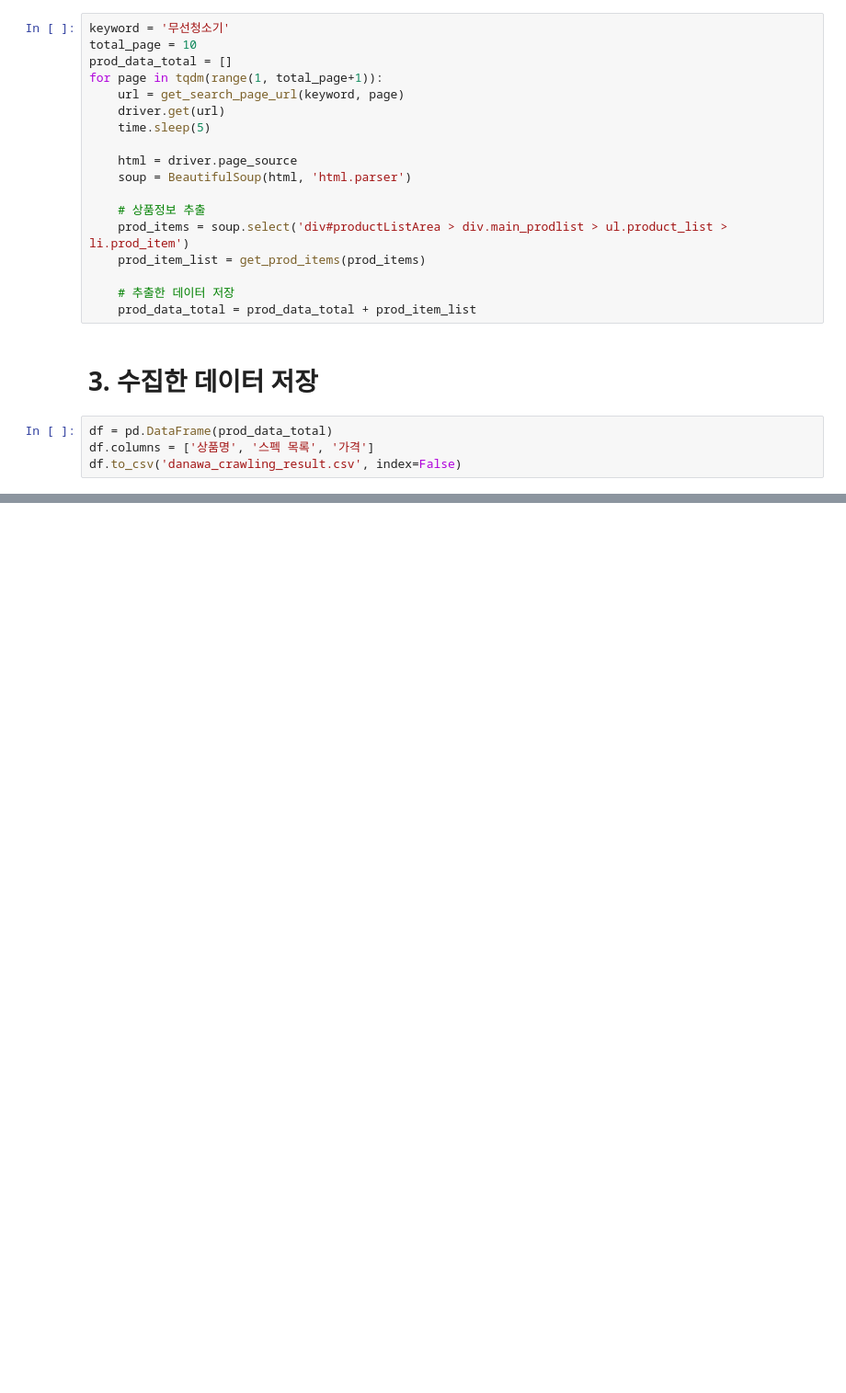
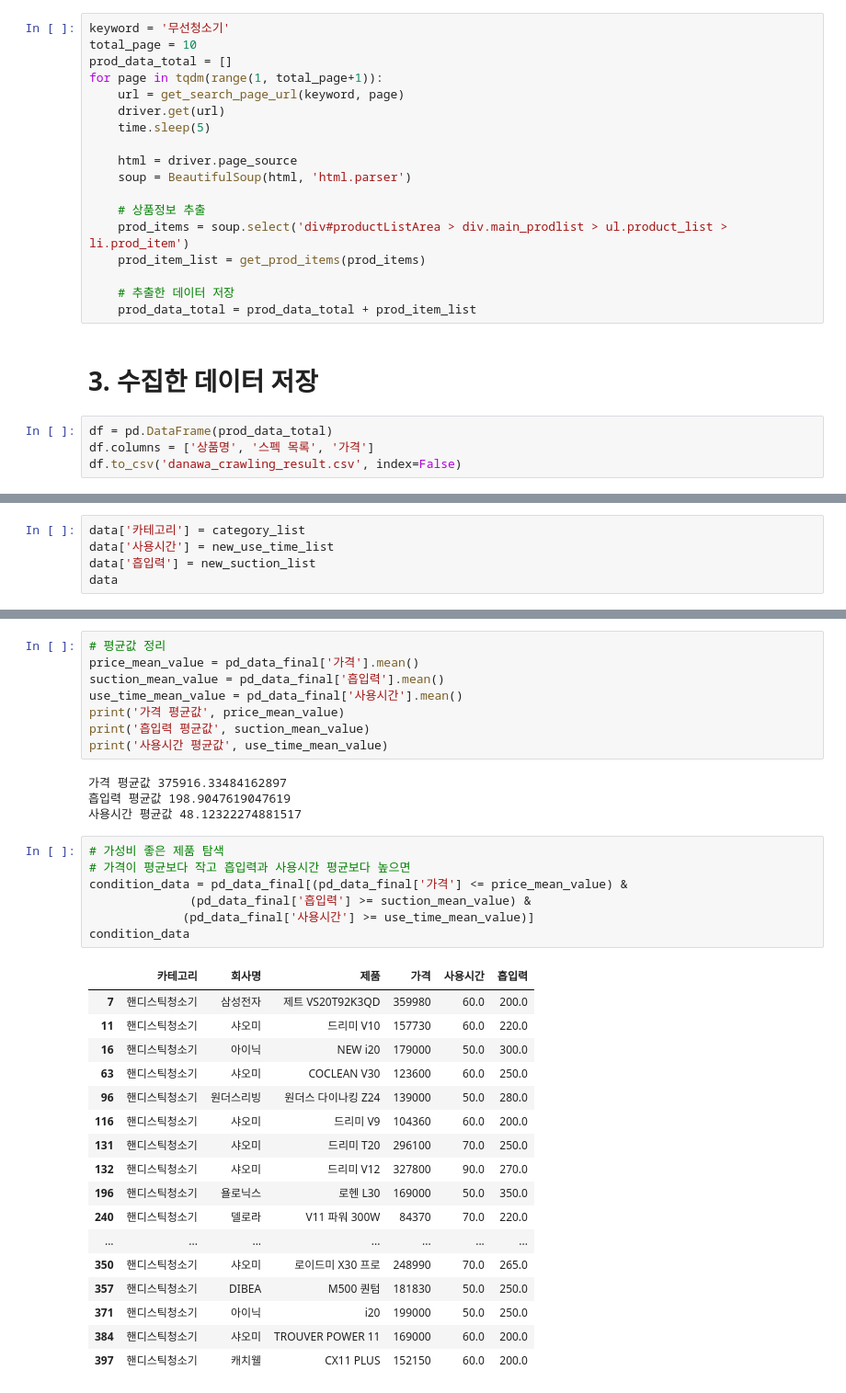
Before and after one commit to sangchun1/coding_practice, a Jupyter notebook: web crawling/shopping_crawling.ipynb, the cells around one changed output, grey strips where cells are left out. Shown: that part at 92% size. Drawn from its saved outputs; the diff is of its cells as text; blank space fills up the shorter version.

```diff
--- a/web crawling/shopping_crawling.ipynb
+++ b/web crawling/shopping_crawling.ipynb
@@ -126,0 +310,5 @@ df.to_csv('danawa_crawling_result.csv', index=False)
+# %%
+data['카테고리'] = category_list
+data['사용시간'] = new_use_time_list
+data['흡입력'] = new_suction_list
+data
@@ -126,0 +460,37 @@ df.to_csv('danawa_crawling_result.csv', index=False)
+# %%
+# 평균값 정리
+price_mean_value = pd_data_final['가격'].mean()
+suction_mean_value = pd_data_final['흡입력'].mean()
+use_time_mean_value = pd_data_final['사용시간'].mean()
+print('가격 평균값', price_mean_value)
+print('흡입력 평균값', suction_mean_value)
+print('사용시간 평균값', use_time_mean_value)
+# %% [output]
+가격 평균값 375916.33484162897
+흡입력 평균값 198.9047619047619
+사용시간 평균값 48.12322274881517
+# %%
+# 가성비 좋은 제품 탐색
+# 가격이 평균보다 작고 흡입력과 사용시간 평균보다 높으면
+condition_data = pd_data_final[(pd_data_final['가격'] <= price_mean_value) &
+              (pd_data_final['흡입력'] >= suction_mean_value) &
+             (pd_data_final['사용시간'] >= use_time_mean_value)]
+condition_data
+# %% [output]
+|  | 카테고리 | 회사명 | 제품 | 가격 | 사용시간 | 흡입력 |
+| 7 | 핸디스틱청소기 | 삼성전자 | 제트 VS20T92K3QD | 359980 | 60.0 | 200.0 |
+| 11 | 핸디스틱청소기 | 샤오미 | 드리미 V10 | 157730 | 60.0 | 220.0 |
+| 16 | 핸디스틱청소기 | 아이닉 | NEW i20 | 179000 | 50.0 | 300.0 |
+| 63 | 핸디스틱청소기 | 샤오미 | COCLEAN V30 | 123600 | 60.0 | 250.0 |
+| 96 | 핸디스틱청소기 | 원더스리빙 | 원더스 다이나킹 Z24 | 139000 | 50.0 | 280.0 |
+| 116 | 핸디스틱청소기 | 샤오미 | 드리미 V9 | 104360 | 60.0 | 200.0 |
+| 131 | 핸디스틱청소기 | 샤오미 | 드리미 T20 | 296100 | 70.0 | 250.0 |
+| 132 | 핸디스틱청소기 | 샤오미 | 드리미 V12 | 327800 | 90.0 | 270.0 |
+| 196 | 핸디스틱청소기 | 욜로닉스 | 로헨 L30 | 169000 | 50.0 | 350.0 |
+| 240 | 핸디스틱청소기 | 델로라 | V11 파워 300W | 84370 | 70.0 | 220.0 |
+| ... | ... | ... | ... | ... | ... | ... |
+| 350 | 핸디스틱청소기 | 샤오미 | 로이드미 X30 프로 | 248990 | 70.0 | 265.0 |
+| 357 | 핸디스틱청소기 | DIBEA | M500 퀀텀 | 181830 | 50.0 | 250.0 |
+| 371 | 핸디스틱청소기 | 아이닉 | i20 | 199000 | 50.0 | 250.0 |
+| 384 | 핸디스틱청소기 | 샤오미 | TROUVER POWER 11 | 169000 | 60.0 | 200.0 |
+| 397 | 핸디스틱청소기 | 캐치웰 | CX11 PLUS | 152150 | 60.0 | 200.0 |
```
Also changed, not shown: parts of 41 cells of this notebook.
